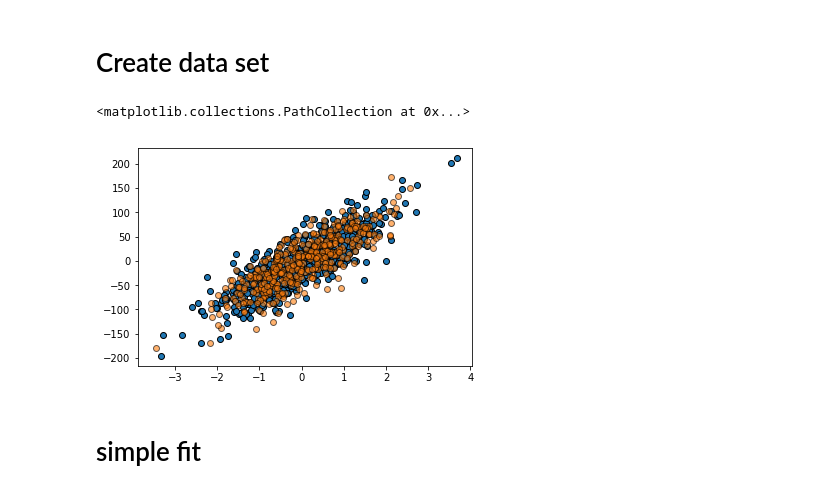
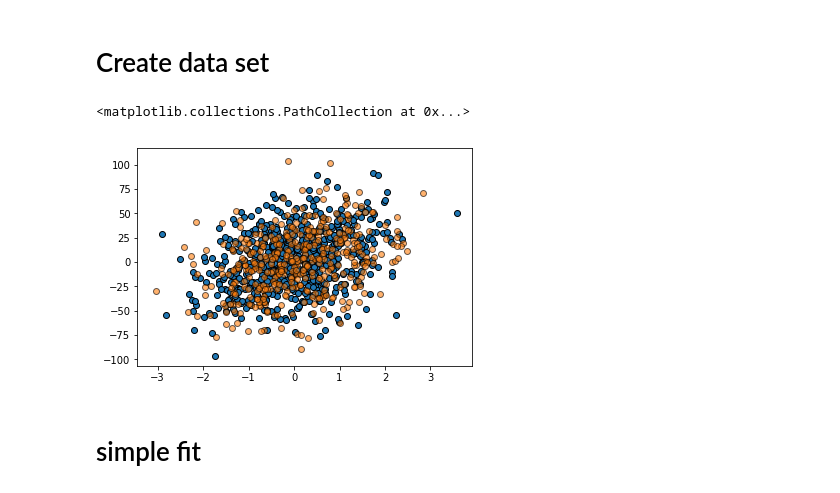
Before and after one commit to m-rahimi/ML_module, a Jupyter notebook: CatBoost_Module_Regression.ipynb, the cells around one changed output. Cells and saved outputs as stored; diff of their text form; code cells hidden in the pictures.

```diff
--- a/CatBoost_Module_Regression.ipynb
+++ b/CatBoost_Module_Regression.ipynb
@@ -333,27 +315,27 @@ from sklearn.model_selection import train_test_split
 from sklearn.preprocessing import StandardScaler
 from sklearn.datasets import make_regression
 # %%
-X, y = make_regression(n_samples=1000, n_features=1,
+X, y = make_regression(n_samples=1000, n_features=2,
                                       n_informative=1, noise=30)
 
 x_min, x_max = X[:, 0].min() - .5, X[:, 0].max() + .5
 y_min, y_max = y.min() - .5, y.max() + .5
 xx, yy = np.meshgrid(np.arange(x_min, x_max, 0.02),
                      np.arange(y_min, y_max, 0.02))
 
 X = StandardScaler().fit_transform(X)
 X, X1, y, y1 = train_test_split(X, y, test_size=.4, random_state=42)
 
 # # just plot the dataset first
 # figure = plt.figure(figsize=(8, 6))
 # cm = plt.cm.RdBu
 # cm_bright = ListedColormap(['#FF0000', '#0000FF'])
 # #ax = plt.subplot(len(datasets), len(classifiers) + 1, i)
 
 # # Plot the training points
 plt.scatter(X[:, 0], y, edgecolors='k')
 # # and testing points
 plt.scatter(X1[:, 0], y1, alpha=0.6, edgecolors='k')
 # %% [output]
 <matplotlib.collections.PathCollection at 0x...>
-[figure, old version]
+[figure, new version]
```
Also changed, not shown: parts of 22 cells of this notebook.
